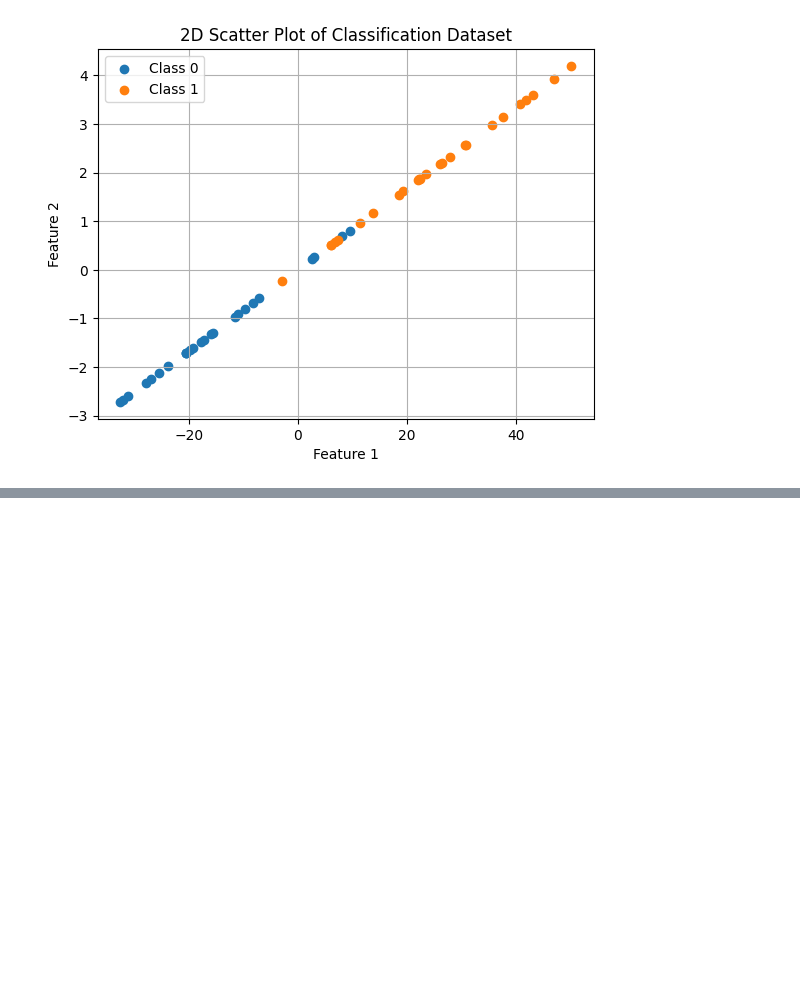
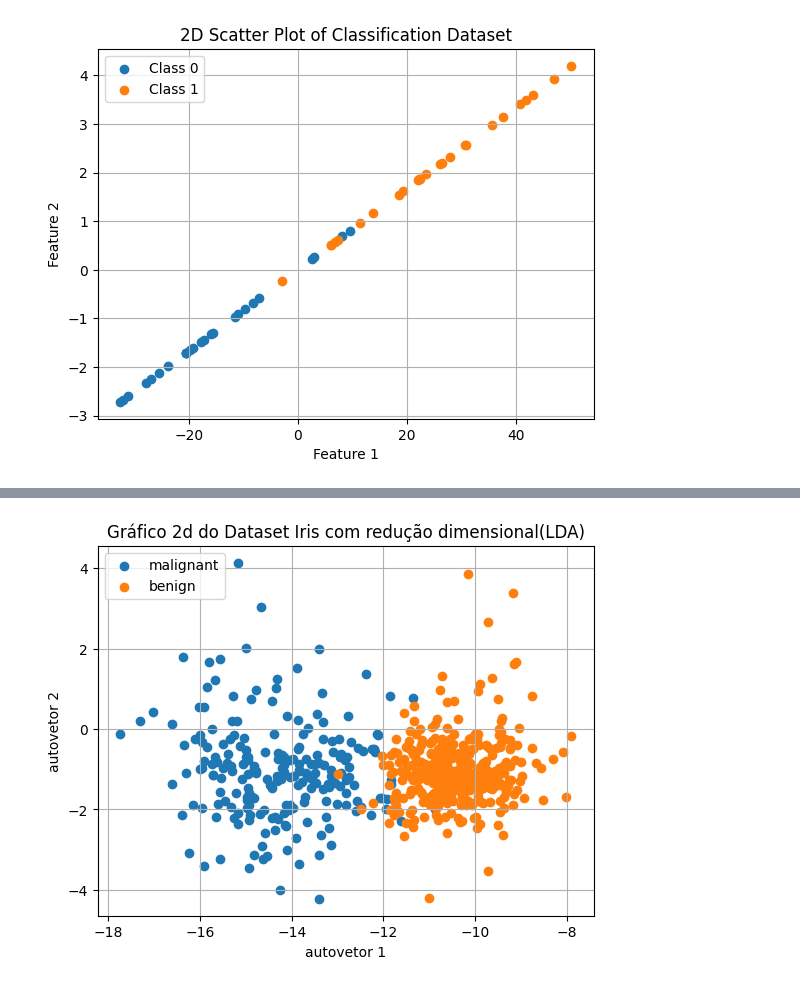
Before and after one commit to FelipeCarneiroMachado/Linear-Discriminant-Analysis, a Jupyter notebook: graficos.ipynb, the cells around one changed output, grey strips where cells are left out. Cells and saved outputs as stored; diff of their text form; code cells hidden in the pictures; blank space fills up the shorter version.

```diff
--- a/graficos.ipynb
+++ b/graficos.ipynb
@@ -139,0 +163,23 @@ plt.show()
+# %%
+cancer = load_breast_cancer()
+x = cancer.data
+y = cancer.target
+projection = LDA(x,y,2)
+ax = plt.subplot()
+
+
+for class_label in np.unique(y):
+    # Select points for each class
+    class_points = projection[y == class_label]
+    ax.scatter(class_points[:, 0], class_points[:, 1], label= cancer.target_names[class_label])
+
+# Adding labels and legend
+ax.set_xlabel('autovetor 1')
+ax.set_ylabel('autovetor 2')
+
+plt.title("Gráfico 2d do Dataset Iris com redução dimensional(LDA)")
+plt.legend()
+plt.grid(True)
+plt.show()
+# %% [output]
+[figure, added]
```
Also changed, not shown: parts of 3 cells of this notebook.
